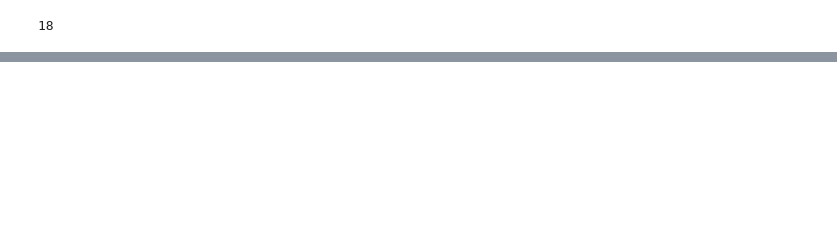
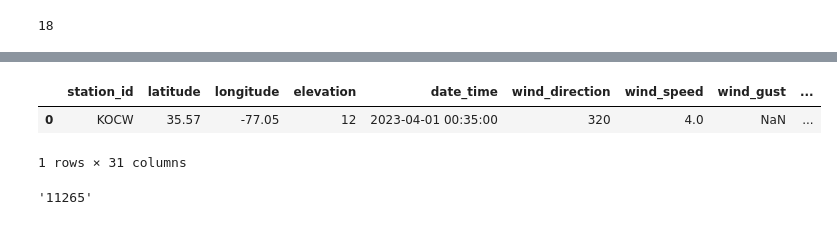
Before and after one commit to Pavan-lanka/practice_repo, a Jupyter notebook: AWS_Practice.ipynb, the cells around one changed output, grey strips where cells are left out. Saved outputs shown, nothing was run; the diff lists cells and outputs as text; code cells hidden in the pictures; blank space fills up the shorter version.

```diff
--- a/AWS_Practice.ipynb
+++ b/AWS_Practice.ipynb
@@ -716,0 +664,19 @@ while i == 0:
+# %%
+import metpy.io as ip
+import numpy as np
+a = ip.parse_metar_file('/home/hp/metar_vij.txt')
+a = a.reset_index(drop=True)
+a[:1]
+
+# a.loc[a['medium_cloud_type'] != 'NaN'].head()
+# 1 == str(1)
+# b = a.index[a['date_time'] == '2023-04-01 01:15:00'].to_list()
+# b
+# %% [output]
+|  | station_id | latitude | longitude | elevation | date_time | wind_direction | wind_speed | wind_gust | ... |
+| 0 | KOCW | 35.57 | -77.05 | 12 | 2023-04-01 00:35:00 | 320 | 4.0 | NaN | ... |
+1 rows × 31 columns
+# %%
+str(round(11265.408))
+# %% [output]
+'11265'
```
Also changed, not shown: parts of 3 cells of this notebook, 3 other files.
